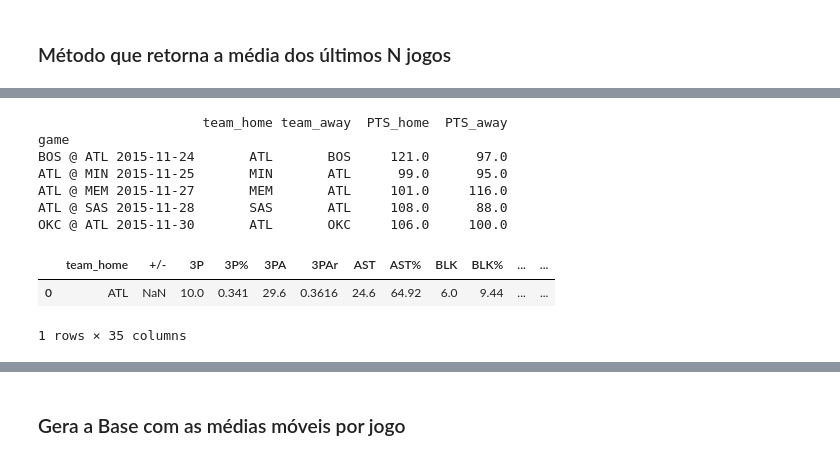
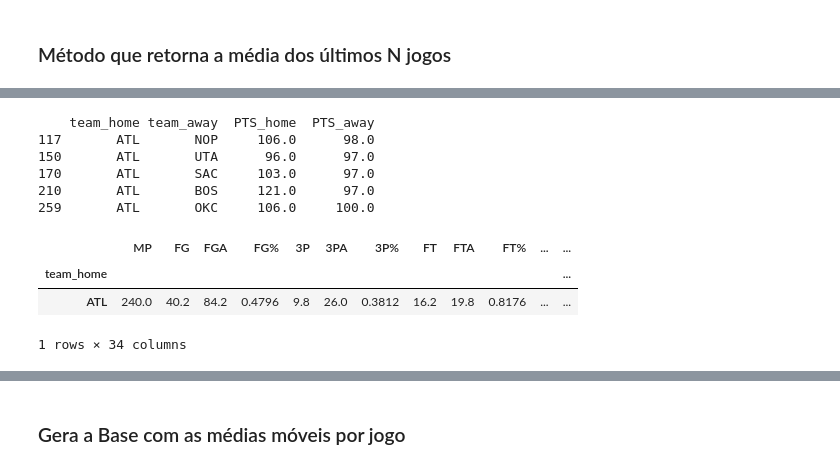
Before and after one commit to rafaelgasp/nba_games, a Jupyter notebook: Junta_DataFrames.ipynb, the cells around one changed output, grey strips where cells are left out. Drawn from its saved outputs; the diff is of its cells as text; code cells hidden in the pictures.

```diff
--- a/Junta_DataFrames.ipynb
+++ b/Junta_DataFrames.ipynb
@@ -346,22 +349,7 @@ def get_last_games(df, data, team_name, n = 5, filter="all", verbose=False):
     elif(filter == "away"):
         last_games = df[(df["date"] < data) & (df["team_away"] == team_name)].tail(n)
 
-    home_columns = [x for x in all_games.columns if x.endswith("_home")]
-    away_columns = [x for x in all_games.columns if x.endswith("_away")]
-
     if(verbose):
         print(last_games[["team_home", "team_away", "PTS_home", "PTS_away"]])
 
-    last_games_home = last_games[last_games["team_home"] == team_name][home_columns].groupby(["team_home"]).sum()
-    last_games_home.columns = [x.replace("_home","") for x in last_games_home.columns]
-
-    last_games_away = last_games[last_games["team_away"] == team_name][away_columns].groupby(["team_away"]).sum()
-    last_games_away.columns = [x.replace("_away","") for x in last_games_away.columns]
-
-    if(len(last_games_home) == 0):
-        return(last_games_away/n)
-
-    if(len(last_games_away) == 0):
-        return(last_games_home/n)
-
-    return((last_games_home + last_games_away) / n)
+    return(last_games)
@@ -381,13 +425,13 @@ all_games[(all_games["date"] < teste.iloc[10]["date"])
 # %%
-get_last_games(all_games, teste.iloc[10]["date"], "ATL", verbose=True).reset_index()
+get_last_games(all_games, teste.iloc[10]["date"], "ATL", verbose=True, filter="home")
 # %% [output]
-                     team_home team_away  PTS_home  PTS_away
-game
-BOS @ ATL 2015-11-24       ATL       BOS     121.0      97.0
-ATL @ MIN 2015-11-25       MIN       ATL      99.0      95.0
-ATL @ MEM 2015-11-27       MEM       ATL     101.0     116.0
-ATL @ SAS 2015-11-28       SAS       ATL     108.0      88.0
-OKC @ ATL 2015-11-30       ATL       OKC     106.0     100.0
+    team_home team_away  PTS_home  PTS_away
+117       ATL       NOP     106.0      98.0
+150       ATL       UTA      96.0      97.0
+170       ATL       SAC     103.0      97.0
+210       ATL       BOS     121.0      97.0
+259       ATL       OKC     106.0     100.0
-|  | team_home | +/- | 3P | 3P% | 3PA | 3PAr | AST | AST% | BLK | BLK% | ... | ... |
-| 0 | ATL | NaN | 10.0 | 0.341 | 29.6 | 0.3616 | 24.6 | 64.92 | 6.0 | 9.44 | ... | ... |
+|  | MP | FG | FGA | FG% | 3P | 3PA | 3P% | FT | FTA | FT% | ... | ... |
+| team_home |  |  |  |  |  |  |  |  |  |  |  | ... |
+| ATL | 240.0 | 40.2 | 84.2 | 0.4796 | 9.8 | 26.0 | 0.3812 | 16.2 | 19.8 | 0.8176 | ... | ... |
-1 rows × 35 columns
+1 rows × 34 columns
```
Also changed, not shown: parts of 14 cells of this notebook, 3 other files.
